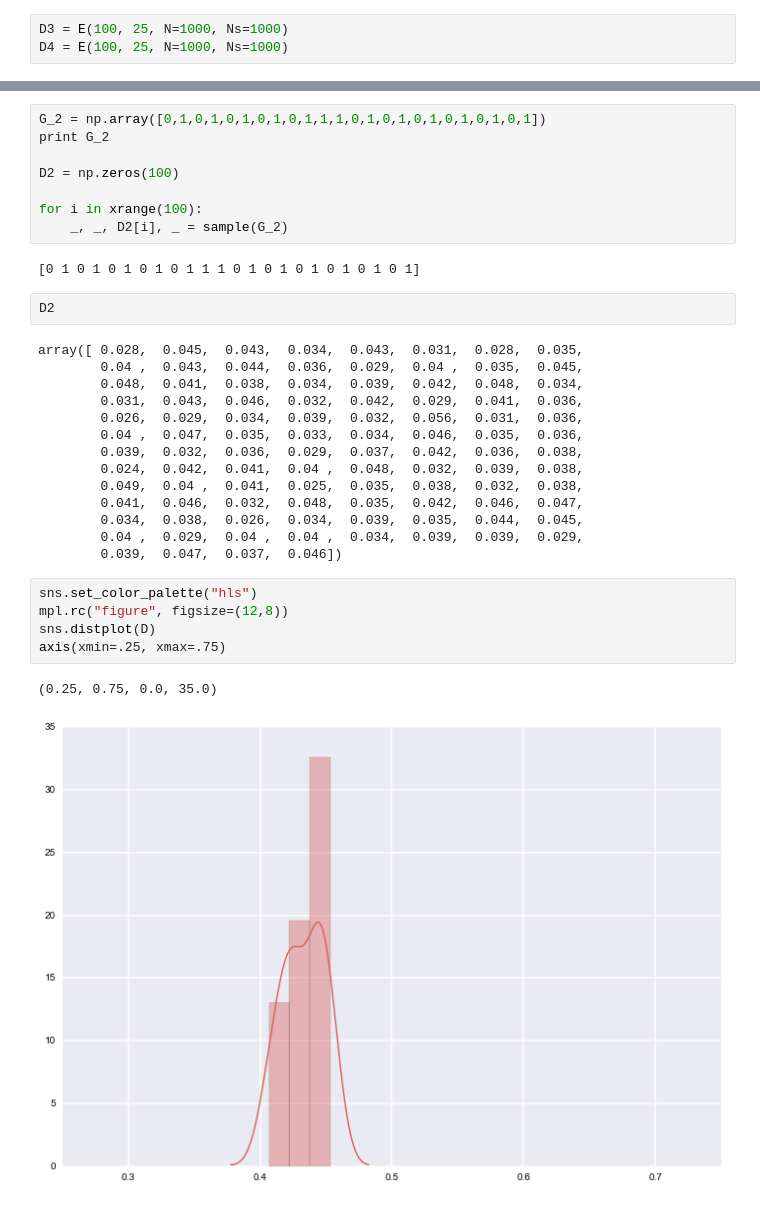
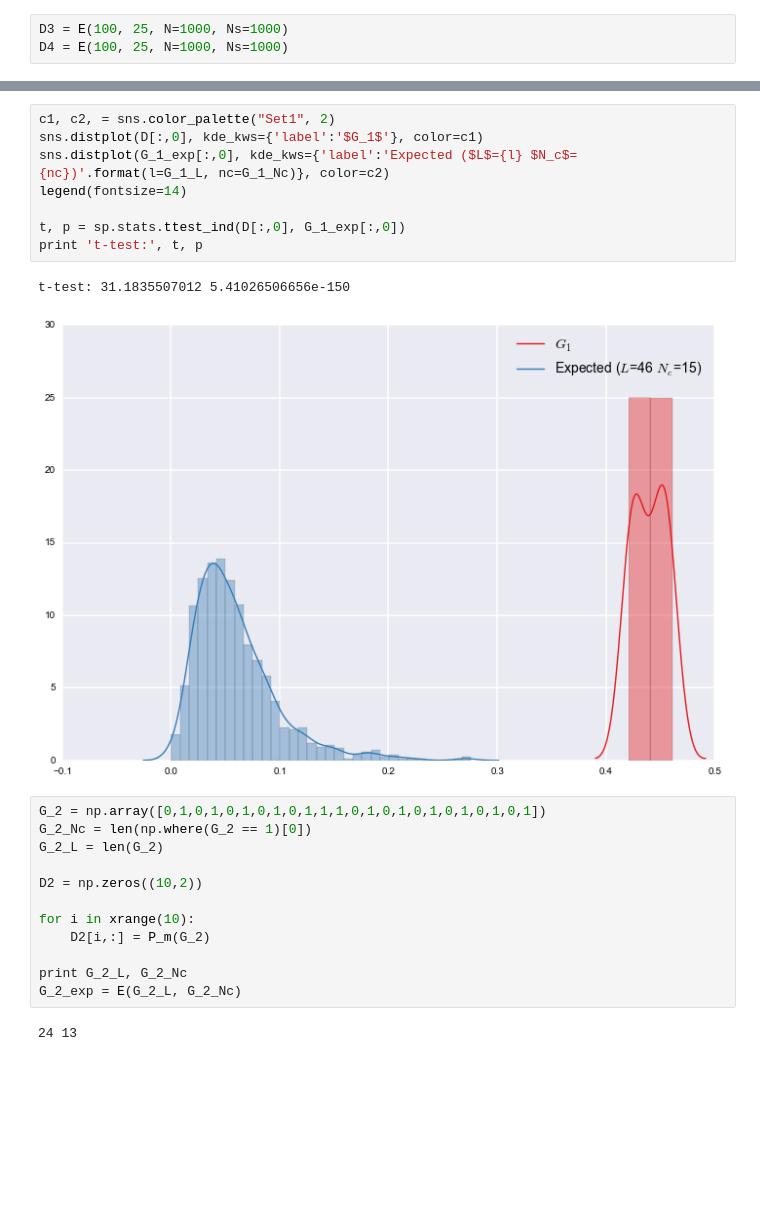
Before and after one commit to camillescott/pyavida, a Jupyter notebook: notebooks/Avida Sampling Modularity.ipynb, the cells around one changed output, grey strips where cells are left out. Saved outputs shown, nothing was run; the diff lists cells and outputs as text; blank space fills up the shorter version.

```diff
--- a/notebooks/Avida Sampling Modularity.ipynb
+++ b/notebooks/Avida Sampling Modularity.ipynb
@@ -119,34 +185,25 @@ for i in xrange(10):
+# %%
+c1, c2, = sns.color_palette("Set1", 2)
+sns.distplot(D[:,0], kde_kws={'label':'$G_1$'}, color=c1)
+sns.distplot(G_1_exp[:,0], kde_kws={'label':'Expected ($L$={l} $N_c$={nc})'.format(l=G_1_L, nc=G_1_Nc)}, color=c2)
+legend(fontsize=14)
+
+t, p = sp.stats.ttest_ind(D[:,0], G_1_exp[:,0])
+print 't-test:', t, p
+# %% [output]
+t-test: 31.1835507012 5.41026506656e-150
+[figure, added]
 # %%
 G_2 = np.array([0,1,0,1,0,1,0,1,0,1,1,1,0,1,0,1,0,1,0,1,0,1,0,1])
-print G_2
+G_2_Nc = len(np.where(G_2 == 1)[0])
+G_2_L = len(G_2)
 
-D2 = np.zeros(100)
+D2 = np.zeros((10,2))
 
-for i in xrange(100):
-    _, _, D2[i], _ = sample(G_2)
+for i in xrange(10):
+    D2[i,:] = P_m(G_2)
+
+print G_2_L, G_2_Nc
+G_2_exp = E(G_2_L, G_2_Nc)
 # %% [output]
-[0 1 0 1 0 1 0 1 0 1 1 1 0 1 0 1 0 1 0 1 0 1 0 1]
+24 13
-# %%
-D2
-# %% [output]
-array([ 0.028,  0.045,  0.043,  0.034,  0.043,  0.031,  0.028,  0.035,
-        0.04 ,  0.043,  0.044,  0.036,  0.029,  0.04 ,  0.035,  0.045,
-        0.048,  0.041,  0.038,  0.034,  0.039,  0.042,  0.048,  0.034,
-        0.031,  0.043,  0.046,  0.032,  0.042,  0.029,  0.041,  0.036,
-        0.026,  0.029,  0.034,  0.039,  0.032,  0.056,  0.031,  0.036,
-        0.04 ,  0.047,  0.035,  0.033,  0.034,  0.046,  0.035,  0.036,
-        0.039,  0.032,  0.036,  0.029,  0.037,  0.042,  0.036,  0.038,
-        0.024,  0.042,  0.041,  0.04 ,  0.048,  0.032,  0.039,  0.038,
-        0.049,  0.04 ,  0.041,  0.025,  0.035,  0.038,  0.032,  0.038,
-        0.041,  0.046,  0.032,  0.048,  0.035,  0.042,  0.046,  0.047,
-        0.034,  0.038,  0.026,  0.034,  0.039,  0.035,  0.044,  0.045,
-        0.04 ,  0.029,  0.04 ,  0.04 ,  0.034,  0.039,  0.039,  0.029,
-        0.039,  0.047,  0.037,  0.046])
-# %%
-sns.set_color_palette("hls")
-mpl.rc("figure", figsize=(12,8))
-sns.distplot(D)
-axis(xmin=.25, xmax=.75)
-# %% [output]
-(0.25, 0.75, 0.0, 35.0)
-[figure, removed]
```
Also changed, not shown: parts of 17 cells of this notebook, 1 other file.
